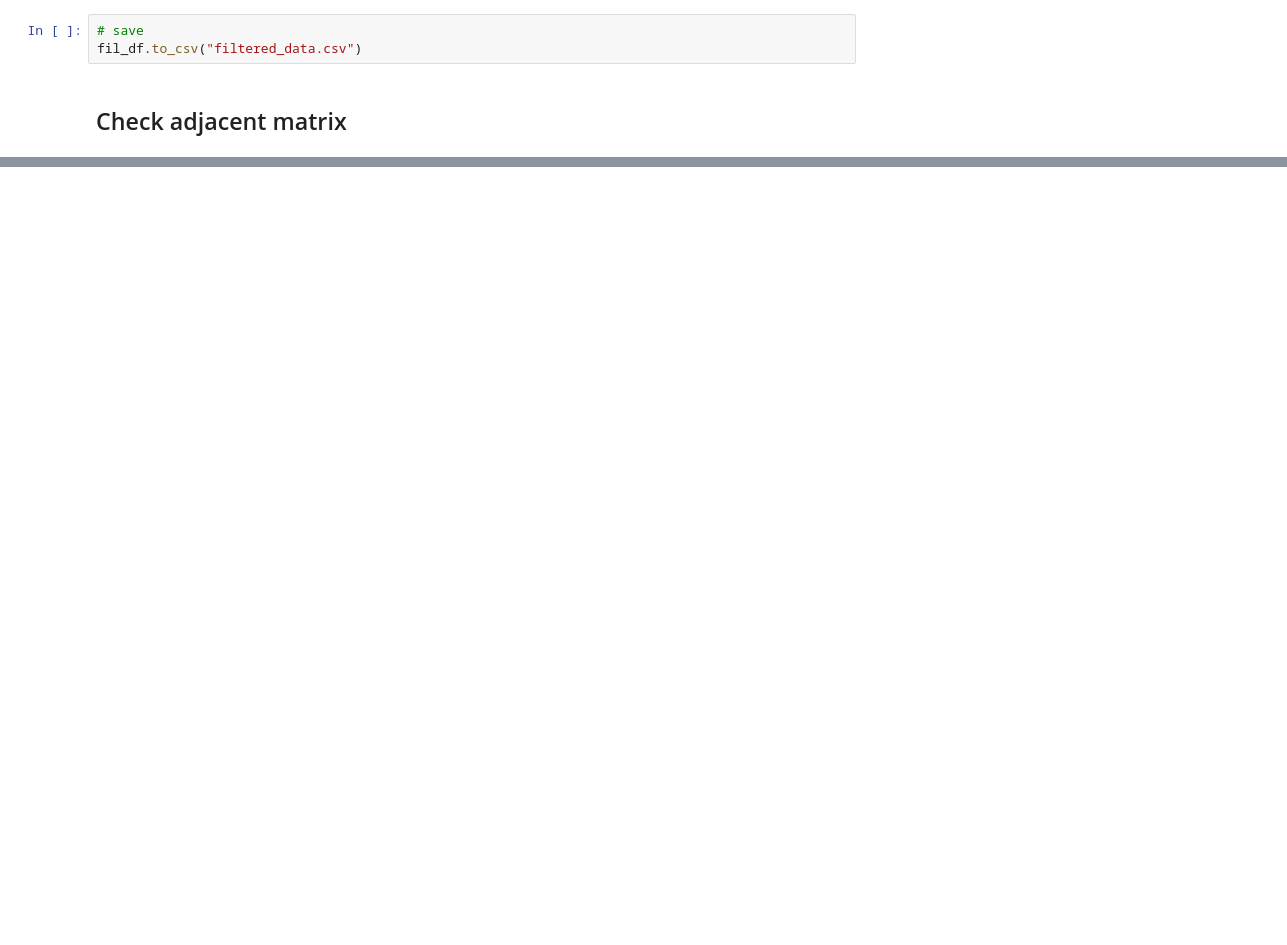
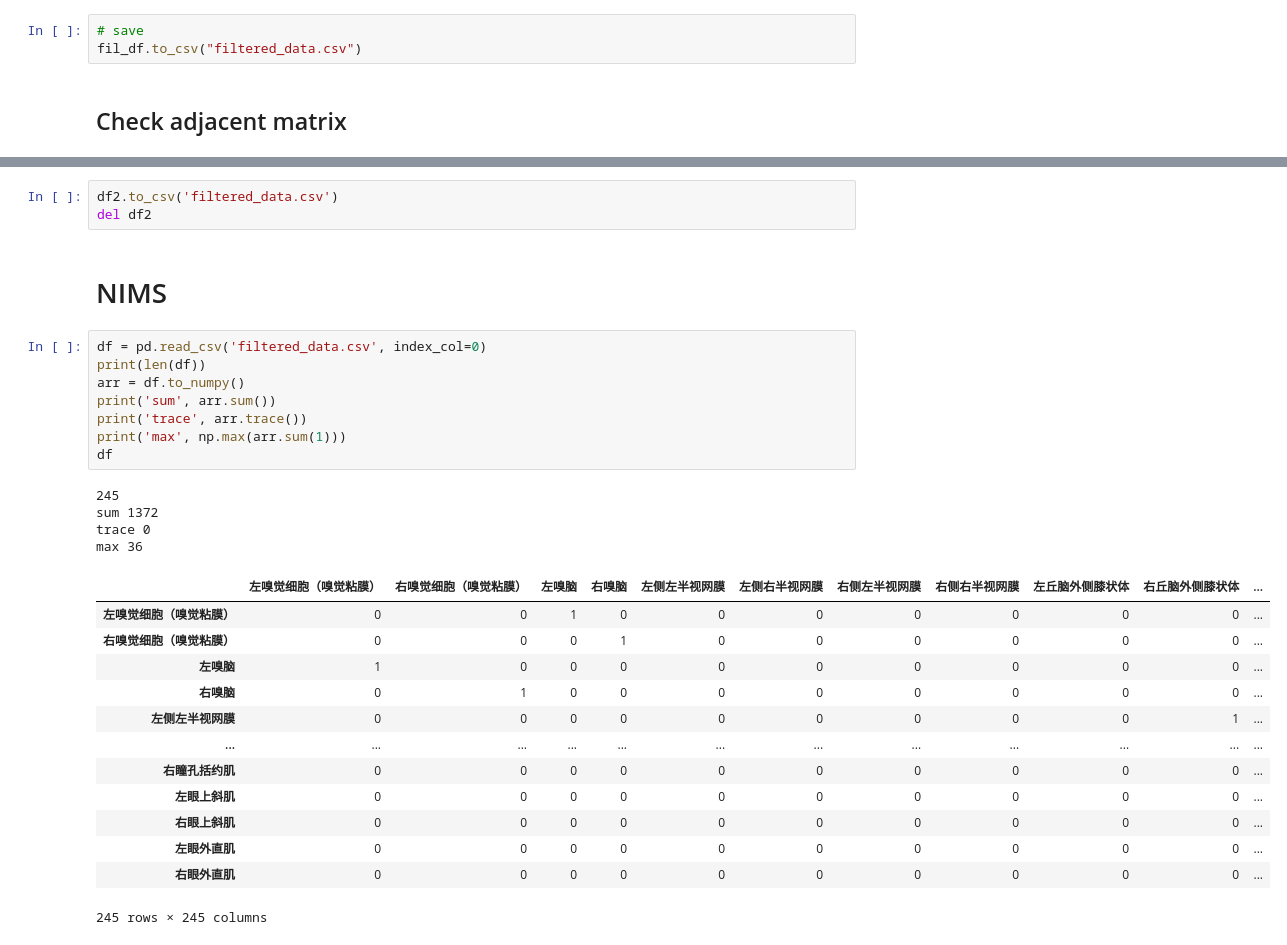
Before and after one commit to kentechx/NIMS, a Jupyter notebook: analysis_py.ipynb, the cells around one changed output, grey strips where cells are left out. Cells and saved outputs as stored; diff of their text form; blank space fills up the shorter version.

```diff
--- a/analysis_py.ipynb
+++ b/analysis_py.ipynb
@@ -104,0 +174,31 @@ array([[1, 0, 0, ..., 0, 0, 0],
+# %%
+df2.to_csv('filtered_data.csv')
+del df2
+# %% [markdown]
+# NIMS
+# %%
+df = pd.read_csv('filtered_data.csv', index_col=0)
+print(len(df))
+arr = df.to_numpy()
+print('sum', arr.sum())
+print('trace', arr.trace())
+print('max', np.max(arr.sum(1)))
+df
+# %% [output]
+245
+sum 1372
+trace 0
+max 36
+|  | 左嗅觉细胞（嗅觉粘膜） | 右嗅觉细胞（嗅觉粘膜） | 左嗅脑 | 右嗅脑 | 左侧左半视网膜 | 左侧右半视网膜 | 右侧左半视网膜 | 右侧右半视网膜 | 左丘脑外侧膝状体 | 右丘脑外侧膝状体 | ... |
+| 左嗅觉细胞（嗅觉粘膜） | 0 | 0 | 1 | 0 | 0 | 0 | 0 | 0 | 0 | 0 | ... |
+| 右嗅觉细胞（嗅觉粘膜） | 0 | 0 | 0 | 1 | 0 | 0 | 0 | 0 | 0 | 0 | ... |
+| 左嗅脑 | 1 | 0 | 0 | 0 | 0 | 0 | 0 | 0 | 0 | 0 | ... |
+| 右嗅脑 | 0 | 1 | 0 | 0 | 0 | 0 | 0 | 0 | 0 | 0 | ... |
+| 左侧左半视网膜 | 0 | 0 | 0 | 0 | 0 | 0 | 0 | 0 | 0 | 1 | ... |
+| ... | ... | ... | ... | ... | ... | ... | ... | ... | ... | ... | ... |
+| 右瞳孔括约肌 | 0 | 0 | 0 | 0 | 0 | 0 | 0 | 0 | 0 | 0 | ... |
+| 左眼上斜肌 | 0 | 0 | 0 | 0 | 0 | 0 | 0 | 0 | 0 | 0 | ... |
+| 右眼上斜肌 | 0 | 0 | 0 | 0 | 0 | 0 | 0 | 0 | 0 | 0 | ... |
+| 左眼外直肌 | 0 | 0 | 0 | 0 | 0 | 0 | 0 | 0 | 0 | 0 | ... |
+| 右眼外直肌 | 0 | 0 | 0 | 0 | 0 | 0 | 0 | 0 | 0 | 0 | ... |
+245 rows × 245 columns
```
Also changed, not shown: parts of 19 cells of this notebook, 2 other files.
